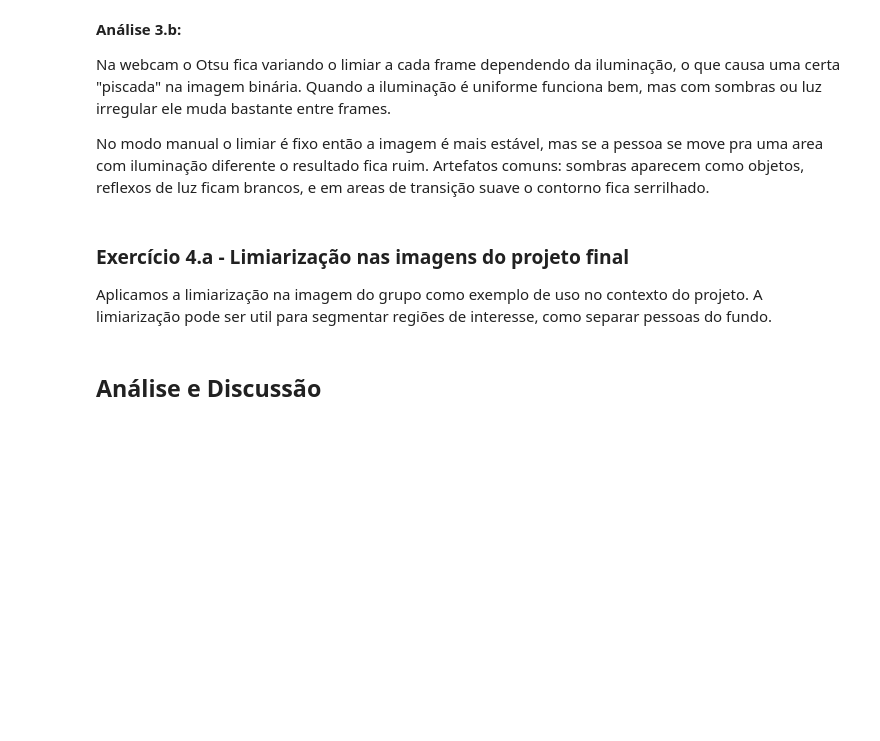
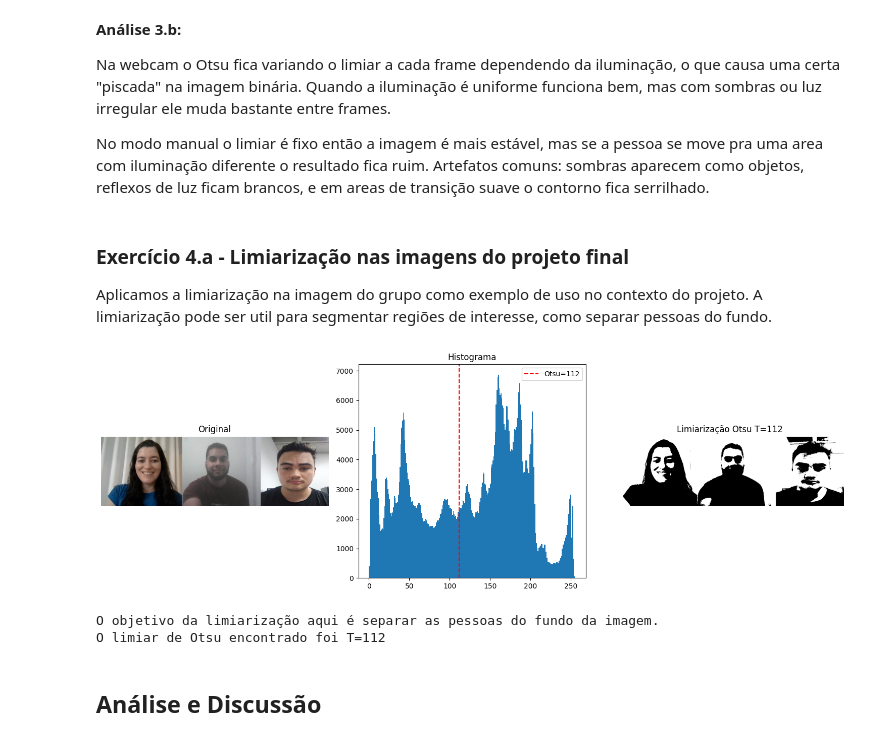
Before and after one commit to allan2357/pdi, a Jupyter notebook: Lab6/Lab6.ipynb, the cells around one changed output. Saved outputs shown, nothing was run; the diff lists cells and outputs as text; code cells hidden in the pictures; blank space fills up the shorter version.

```diff
--- a/Lab6/Lab6.ipynb
+++ b/Lab6/Lab6.ipynb
@@ -142,33 +153,37 @@ No modo manual o limiar é fixo então a imagem é mais estável, mas se a pesso
 
 Aplicamos a limiarização na imagem do grupo como exemplo de uso no contexto do projeto. A limiarização pode ser util para segmentar regiões de interesse, como separar pessoas do fundo.
 # %%
-img_proj = cv2.imread('../Lab3/imagem.jpeg')
+img_proj = cv2.imread('../Files/imagem.jpeg')
 img_proj_gray = cv2.cvtColor(img_proj, cv2.COLOR_BGR2GRAY)
 
 T_otsu, img_otsu = cv2.threshold(img_proj_gray, 0, 255, cv2.THRESH_OTSU)
 
 plt.figure(figsize=(15, 5))
 plt.subplot(131)
 plt.imshow(cv2.cvtColor(img_proj, cv2.COLOR_BGR2RGB))
 plt.title('Original')
 plt.axis('off')
 
 plt.subplot(132)
 plt.hist(img_proj_gray.ravel(), bins=256, range=[0,256])
 plt.axvline(x=T_otsu, color='r', linestyle='--', label=f'Otsu={T_otsu:.0f}')
 plt.legend()
 plt.title('Histograma')
 
 plt.subplot(133)
 plt.imshow(img_otsu, cmap='gray')
 plt.title(f'Limiarização Otsu T={T_otsu:.0f}')
 plt.axis('off')
 
 plt.tight_layout()
 plt.show()
 
 print(f"O objetivo da limiarização aqui é separar as pessoas do fundo da imagem.")
 print(f"O limiar de Otsu encontrado foi T={T_otsu:.0f}")
+# %% [output]
+[figure, added]
+O objetivo da limiarização aqui é separar as pessoas do fundo da imagem.
+O limiar de Otsu encontrado foi T=112
 # %% [markdown]
 ## Análise e Discussão
 # %% [markdown]
```
Also changed, not shown: parts of 7 cells of this notebook, 2 other files.
